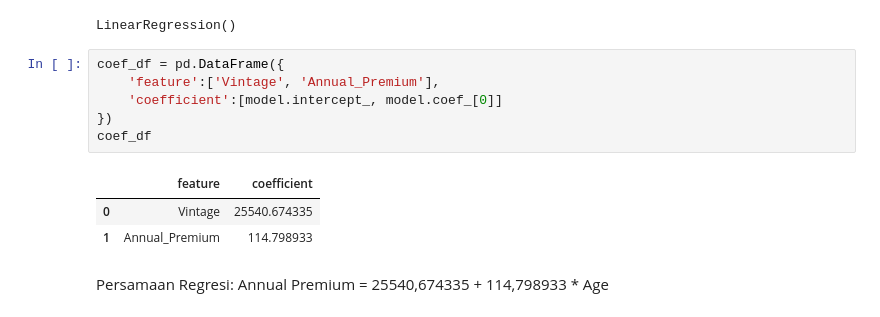
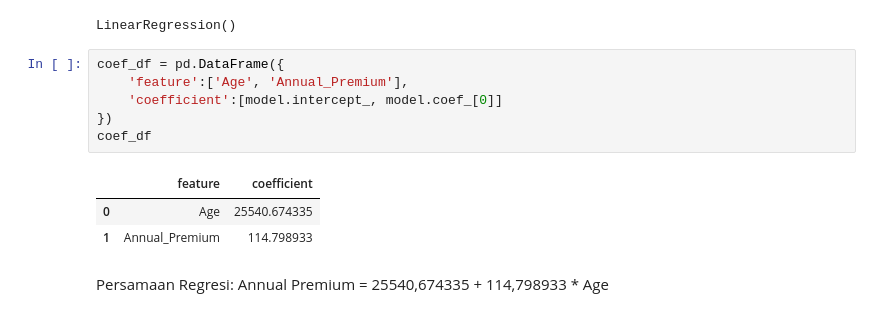
Before and after one commit to lukasakar19-byte/Analisis-Regresi, a Jupyter notebook: Projek_AnReg_Lukas.ipynb, the cells around one changed output. Saved outputs shown, nothing was run; the diff lists cells and outputs as text.

```diff
--- a/Projek_AnReg_Lukas.ipynb
+++ b/Projek_AnReg_Lukas.ipynb
@@ -140,13 +141,13 @@ model.fit(X_train, y_train)
 LinearRegression()
 # %%
 coef_df = pd.DataFrame({
-    'feature':['Vintage', 'Annual_Premium'],
+    'feature':['Age', 'Annual_Premium'],
     'coefficient':[model.intercept_, model.coef_[0]]
 })
 coef_df
 # %% [output]
 |  | feature | coefficient |
-| 0 | Vintage | 25540.674335 |
+| 0 | Age | 25540.674335 |
 | 1 | Annual_Premium | 114.798933 |
 # %% [markdown]
 Persamaan Regresi:
```
Also changed, not shown: parts of 2 cells of this notebook.
